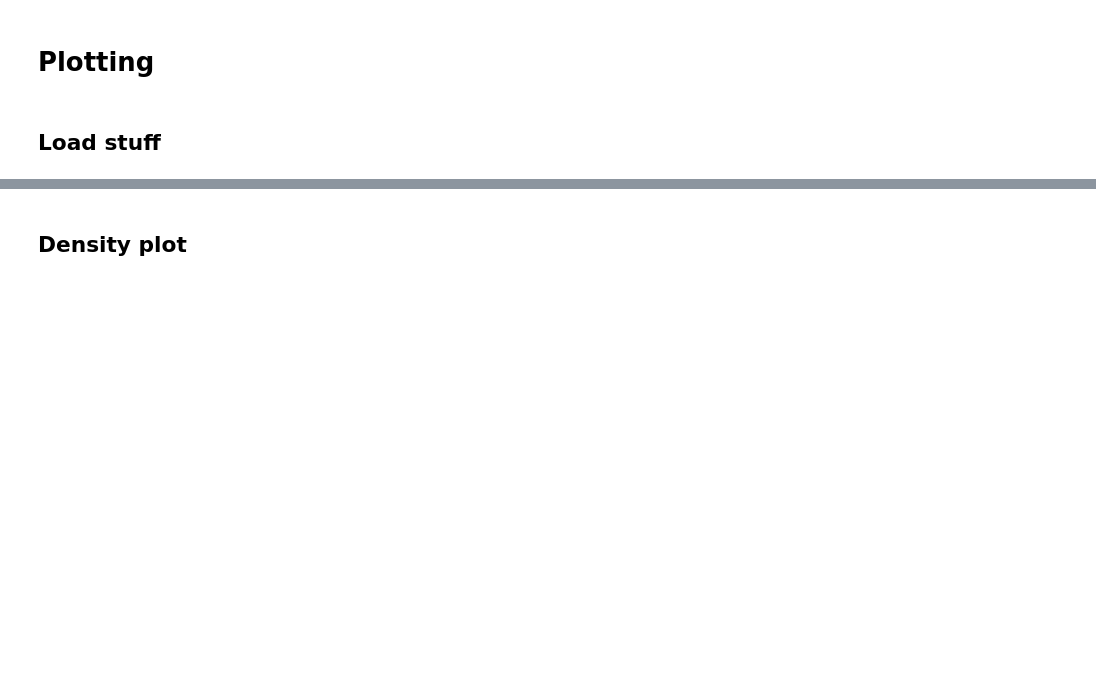
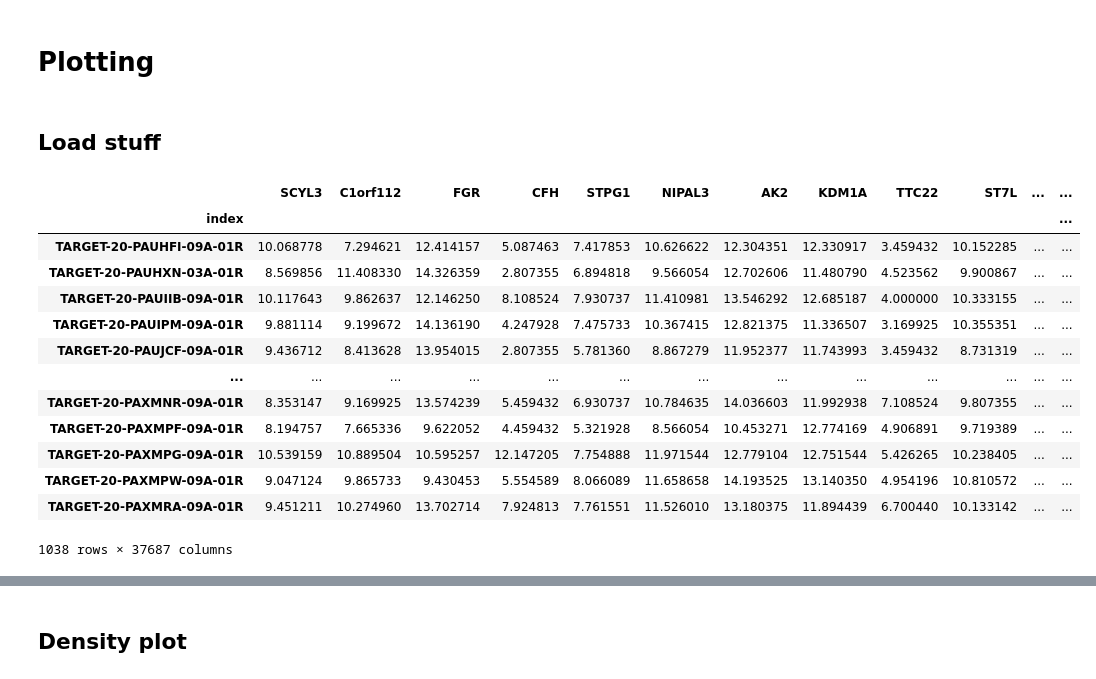
Before and after one commit to sckaff/pediatric-aml-analysis, a Jupyter notebook: Code/Assignment_2.ipynb, the cells around one changed output, grey strips where cells are left out. Cells and saved outputs as stored; diff of their text form; code cells hidden in the pictures; blank space fills up the shorter version.

```diff
--- a/Code/Assignment_2.ipynb
+++ b/Code/Assignment_2.ipynb
@@ -152,4 +153,19 @@ unnamed_genes.to_pickle('../Data/Pre_Processed/unnamed_genes.pickle')
 ## Load stuff
 # %%
 data = pd.read_pickle('../Data/processed_data.pickle')
-clinical = pd.read_pickle('../Data/clinical_data.pickle')
+data
+# %% [output]
+|  | SCYL3 | C1orf112 | FGR | CFH | STPG1 | NIPAL3 | AK2 | KDM1A | TTC22 | ST7L | ... | ... |
+| index |  |  |  |  |  |  |  |  |  |  |  | ... |
+| TARGET-20-PAUHFI-09A-01R | 10.068778 | 7.294621 | 12.414157 | 5.087463 | 7.417853 | 10.626622 | 12.304351 | 12.330917 | 3.459432 | 10.152285 | ... | ... |
+| TARGET-20-PAUHXN-03A-01R | 8.569856 | 11.408330 | 14.326359 | 2.807355 | 6.894818 | 9.566054 | 12.702606 | 11.480790 | 4.523562 | 9.900867 | ... | ... |
+| TARGET-20-PAUIIB-09A-01R | 10.117643 | 9.862637 | 12.146250 | 8.108524 | 7.930737 | 11.410981 | 13.546292 | 12.685187 | 4.000000 | 10.333155 | ... | ... |
+| TARGET-20-PAUIPM-09A-01R | 9.881114 | 9.199672 | 14.136190 | 4.247928 | 7.475733 | 10.367415 | 12.821375 | 11.336507 | 3.169925 | 10.355351 | ... | ... |
+| TARGET-20-PAUJCF-09A-01R | 9.436712 | 8.413628 | 13.954015 | 2.807355 | 5.781360 | 8.867279 | 11.952377 | 11.743993 | 3.459432 | 8.731319 | ... | ... |
+| ... | ... | ... | ... | ... | ... | ... | ... | ... | ... | ... | ... | ... |
+| TARGET-20-PAXMNR-09A-01R | 8.353147 | 9.169925 | 13.574239 | 5.459432 | 6.930737 | 10.784635 | 14.036603 | 11.992938 | 7.108524 | 9.807355 | ... | ... |
+| TARGET-20-PAXMPF-09A-01R | 8.194757 | 7.665336 | 9.622052 | 4.459432 | 5.321928 | 8.566054 | 10.453271 | 12.774169 | 4.906891 | 9.719389 | ... | ... |
+| TARGET-20-PAXMPG-09A-01R | 10.539159 | 10.889504 | 10.595257 | 12.147205 | 7.754888 | 11.971544 | 12.779104 | 12.751544 | 5.426265 | 10.238405 | ... | ... |
+| TARGET-20-PAXMPW-09A-01R | 9.047124 | 9.865733 | 9.430453 | 5.554589 | 8.066089 | 11.658658 | 14.193525 | 13.140350 | 4.954196 | 10.810572 | ... | ... |
+| TARGET-20-PAXMRA-09A-01R | 9.451211 | 10.274960 | 13.702714 | 7.924813 | 7.761551 | 11.526010 | 13.180375 | 11.894439 | 6.700440 | 10.133142 | ... | ... |
+1038 rows × 37687 columns
```
Also changed, not shown: parts of 10 cells of this notebook.
